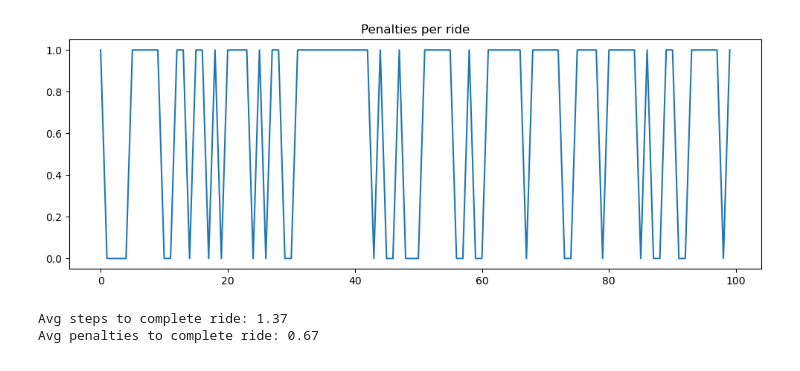
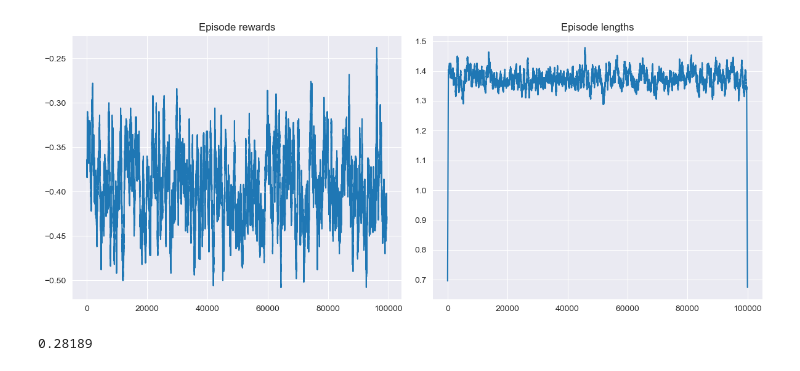
Before and after one commit to Famoose/blackjackers_reinf, a Jupyter notebook: random.ipynb, the cells around one changed output. Cells and saved outputs as stored; diff of their text form; code cells hidden in the pictures.

```diff
--- a/random.ipynb
+++ b/random.ipynb
@@ -58,13 +60,30 @@ plt.show()
-# %%
-fig, ax = plt.subplots(figsize = (12, 4))
-ax.set_title("Penalties per episode")
-pd.Series(penalties_per_episode).plot(kind="line")
-plt.show()
-# %% [output]
-[figure, removed]
 # %%
-print(f'Avg steps to complete ride: {np.array(timesteps_per_episode).mean()}')
-print(f'Avg penalties to complete ride: {np.array(penalties_per_episode).mean()}')
+rolling_length = 500
+fig, axs = plt.subplots(ncols=2, figsize=(12, 5))
+axs[0].set_title("Episode rewards")
+# compute and assign a rolling average of the data to provide a smoother graph
+reward_moving_average = (
+    np.convolve(
+        np.array(env.return_queue).flatten(), np.ones(rolling_length), mode="valid"
+    )
+    / rolling_length
+)
+axs[0].plot(range(len(reward_moving_average)), reward_moving_average)
+axs[1].set_title("Episode lengths")
+length_moving_average = (
+    np.convolve(
+        np.array(env.length_queue).flatten(), np.ones(rolling_length), mode="same"
+    )
+    / rolling_length
+)
+axs[1].plot(range(len(length_moving_average)), length_moving_average)
+plt.tight_layout()
+plt.show()
 # %% [output]
-Avg steps to complete ride: 1.37
-Avg penalties to complete ride: 0.67
+[figure, added]
+# %%
+#calculate the win rate based of env.return_queue
+win_rate = np.sum(np.array(env.return_queue).flatten() == 1) / len(env.return_queue)
+print(win_rate)
+# %% [output]
+0.28189
```
Also changed, not shown: parts of 3 cells of this notebook, 1 other file.
